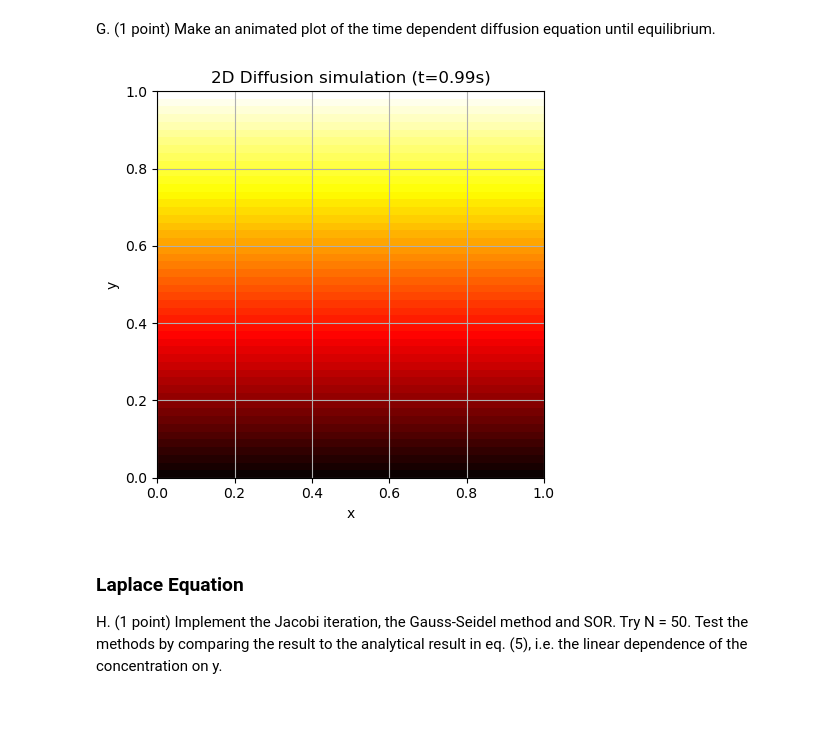
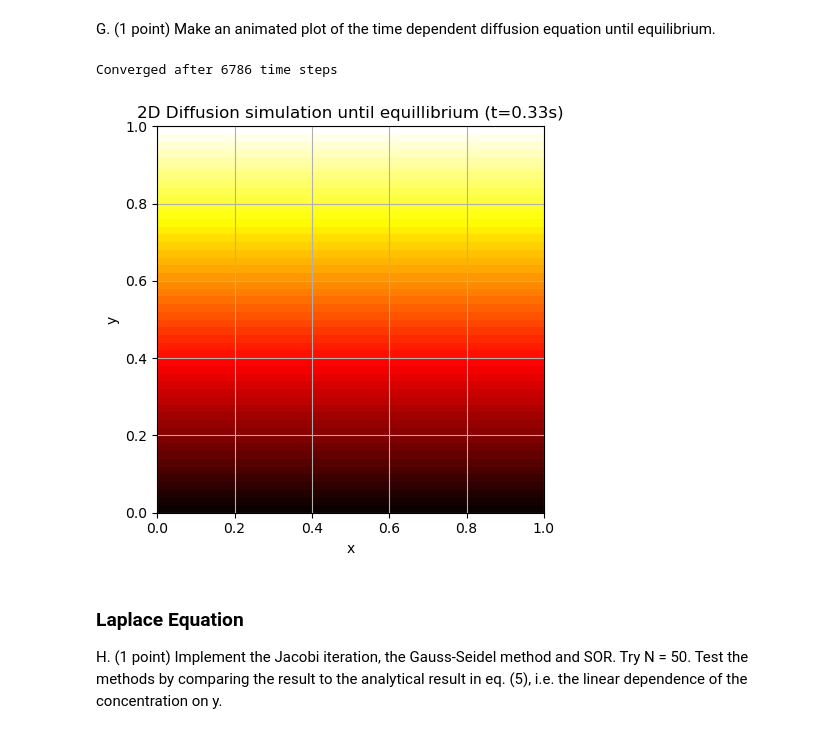
Before and after one commit to jonas4climate/modelling-natural-processes, a Jupyter notebook: Set1_incomplete.ipynb, the cells around one changed output. Cells and saved outputs as stored; diff of their text form; code cells hidden in the pictures.

Commit message:
Finished convergence to equillibrium animation

```diff
--- a/Set1_incomplete.ipynb
+++ b/Set1_incomplete.ipynb
@@ -250,6 +250,9 @@ dt = 0.01
 Nx = 50
 dx = L / Nx
 
+dt = ensure_stable_dt(D, dx, dt)
+Nt = int(T / dt)
+
 c = solve_diffusion(Nx, D, dx, dt, T)
 
 # Plotting the final state
@@ -337,6 +340,11 @@ plt.show()
 G. (1 point) Make an animated plot of the time dependent diffusion equation until
 equilibrium.
 # %%
+def has_converged(c_old, c_new, epsilon=1e-5):
+    """Check if the concentration matrix has converged to a steady state"""
+    delta = np.max(np.abs(c_new - c_old))
+    return delta < epsilon
+
 def animate_diffusion(c, title, file_title, L, T, total_frames=100, save=False):
     fig, _ = plt.subplots(layout='tight')
     plt.xlabel('x')
@@ -356,11 +364,23 @@ def animate_diffusion(c, title, file_title, L, T, total_frames=100, save=False):
     anim = FuncAnimation(fig, animate, frames=total_frames, interval=1000//60, blit=True, repeat=True)
     if save:
         anim.save(f'media/{file_title}.gif', writer='ffmpeg')
-
-c = solve_diffusion(Nx, D, dx, dt, T)
-anim = animate_diffusion(c, f'2D Diffusion simulation', f'2d_diffusion_simulation', L=L, T=T, total_frames=80, save=True)
-# %% [output]
-[figure, removed]
+# %%
+# Iterate until convergence
+c = np.zeros((Nx, Nx, Nt+1))
+c[:, -1, :] = 1
+
+timestep_equillibrium = 0
+for i in range(Nt):
+    c[:,:,i+1] = diffusion_step(c[:,:,i], dt, dx)
+    if has_converged(c[:,:,i], c[:,:,i+1]):
+        timestep_equillibrium = i
+        print(f'Converged after {i} time steps')
+        break
+
+anim = animate_diffusion(c[:,:,:i], f'2D Diffusion simulation until equillibrium', f'2d_diffusion_simulation', L=L, T=T*i/Nt, total_frames=80, save=True)
+# %% [output]
+Converged after 6786 time steps
+[figure, added]
 # %% [markdown]
 ### Laplace Equation
 
```
Also changed, not shown: parts of 2 cells of this notebook, 2 other files.
